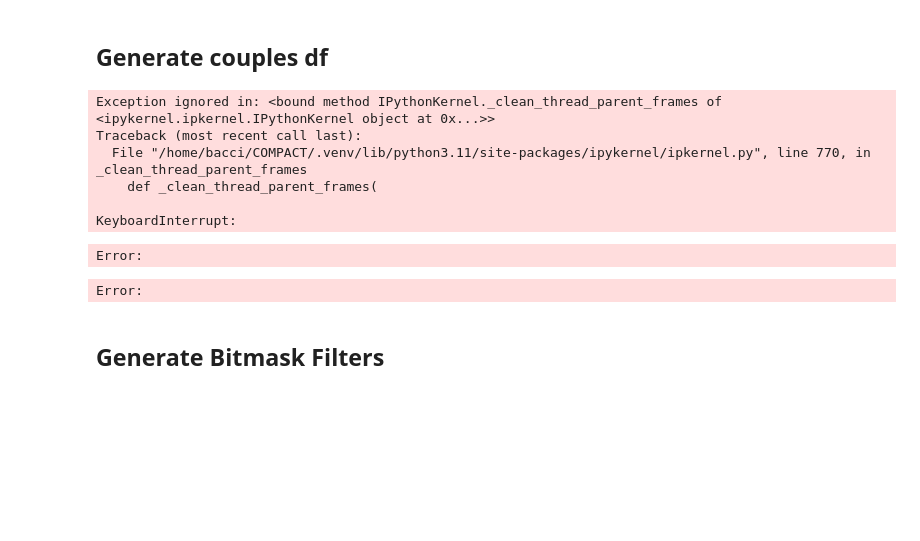
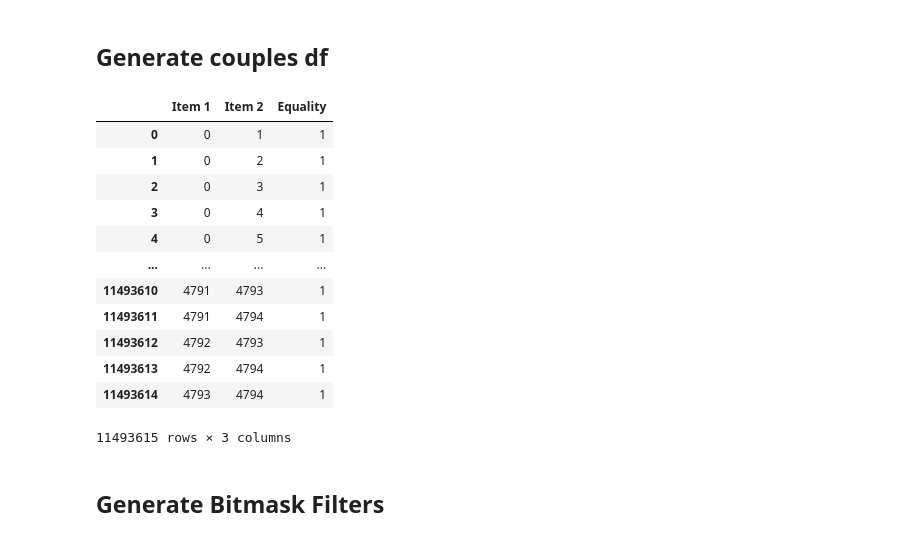
Before and after one commit to GiovanniBaccichet/CompactProbes, a Jupyter notebook: notebooks/pairwise_boosting/data_binary_pre-processing.ipynb, the cells around one changed output. Saved outputs shown, nothing was run; the diff lists cells and outputs as text; code cells hidden in the pictures; blank space fills up the shorter version.

```diff
--- a/notebooks/pairwise_boosting/data_binary_pre-processing.ipynb
+++ b/notebooks/pairwise_boosting/data_binary_pre-processing.ipynb
@@ -292,17 +294,22 @@ for pair in index_pairs:
 
 # Create a DataFrame from the results
 result_df = pd.DataFrame(results, columns=["Item 1", "Item 2", "Equality"])
-
-print(result_df)
-# %% [output]
-Exception ignored in: <bound method IPythonKernel._clean_thread_parent_frames of <ipykernel.ipkernel.IPythonKernel object at 0x...>>
-Traceback (most recent call last):
-  File "/home/bacci/COMPACT/.venv/lib/python3.11/site-packages/ipykernel/ipkernel.py", line 770, in _clean_thread_parent_frames
-    def _clean_thread_parent_frames(
-
-KeyboardInterrupt:
-Error:
-Error:
+# %%
+result_df
+# %% [output]
+|  | Item 1 | Item 2 | Equality |
+| 0 | 0 | 1 | 1 |
+| 1 | 0 | 2 | 1 |
+| 2 | 0 | 3 | 1 |
+| 3 | 0 | 4 | 1 |
+| 4 | 0 | 5 | 1 |
+| ... | ... | ... | ... |
+| 11493610 | 4791 | 4793 | 1 |
+| 11493611 | 4791 | 4794 | 1 |
+| 11493612 | 4792 | 4793 | 1 |
+| 11493613 | 4792 | 4794 | 1 |
+| 11493614 | 4793 | 4794 | 1 |
+11493615 rows × 3 columns
 # %% [markdown]
 ## Generate Bitmask Filters
 # %%
```
Also changed, not shown: parts of 2 cells of this notebook.
